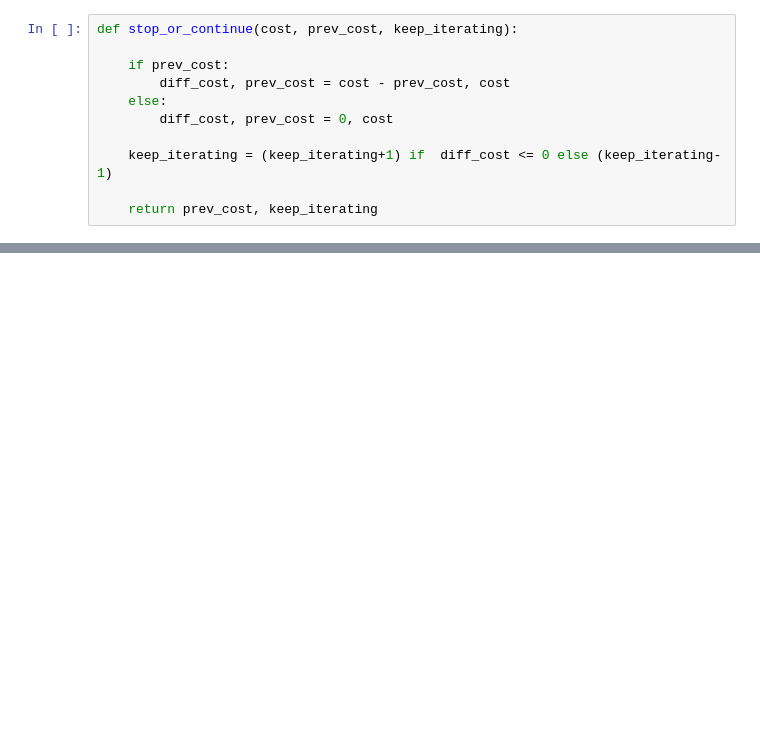
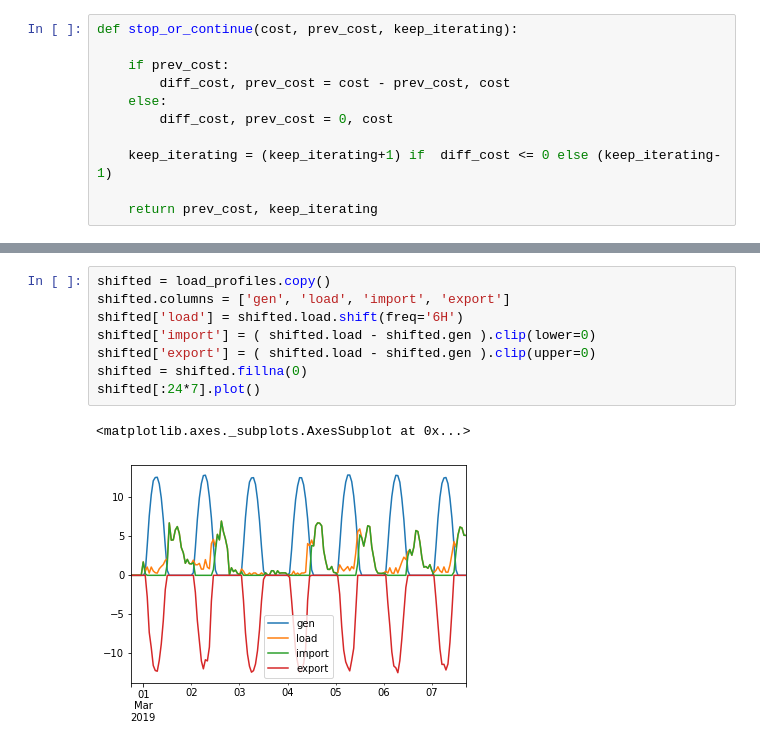
Before and after one commit to rbrown-orxa/LC_App_2_microservices, a Jupyter notebook: Rule_based_Battery_Optimiser.ipynb, the cells around one changed output, grey strips where cells are left out. Cells and saved outputs as stored; diff of their text form; blank space fills up the shorter version.

```diff
--- a/Rule_based_Battery_Optimiser.ipynb
+++ b/Rule_based_Battery_Optimiser.ipynb
@@ -188,0 +194,11 @@ ax = res.plot(subplots=True, figsize=(10,5))
+# %%
+shifted = load_profiles.copy()
+shifted.columns = ['gen', 'load', 'import', 'export']
+shifted['load'] = shifted.load.shift(freq='6H')
+shifted['import'] = ( shifted.load - shifted.gen ).clip(lower=0)
+shifted['export'] = ( shifted.load - shifted.gen ).clip(upper=0)
+shifted = shifted.fillna(0)
+shifted[:24*7].plot()
+# %% [output]
+<matplotlib.axes._subplots.AxesSubplot at 0x...>
+[figure, added]
```
Also changed, not shown: parts of 22 cells of this notebook.
